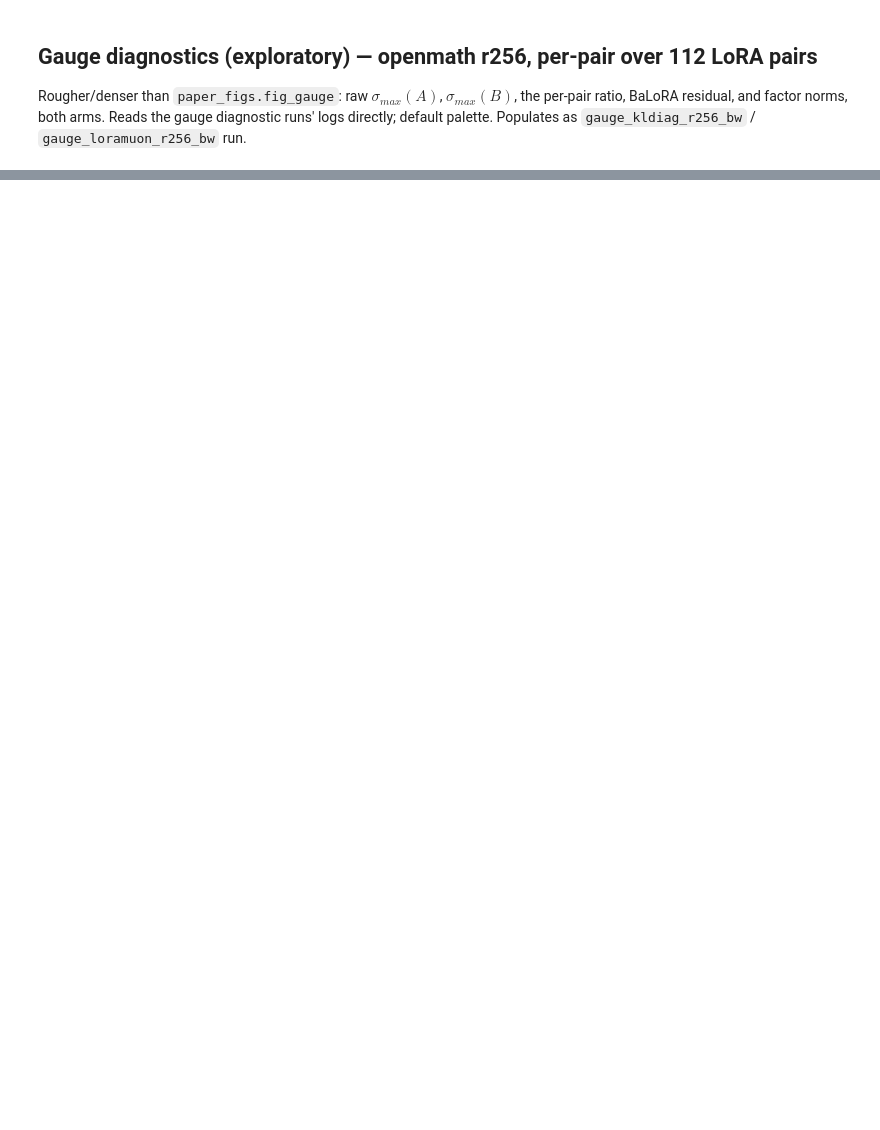
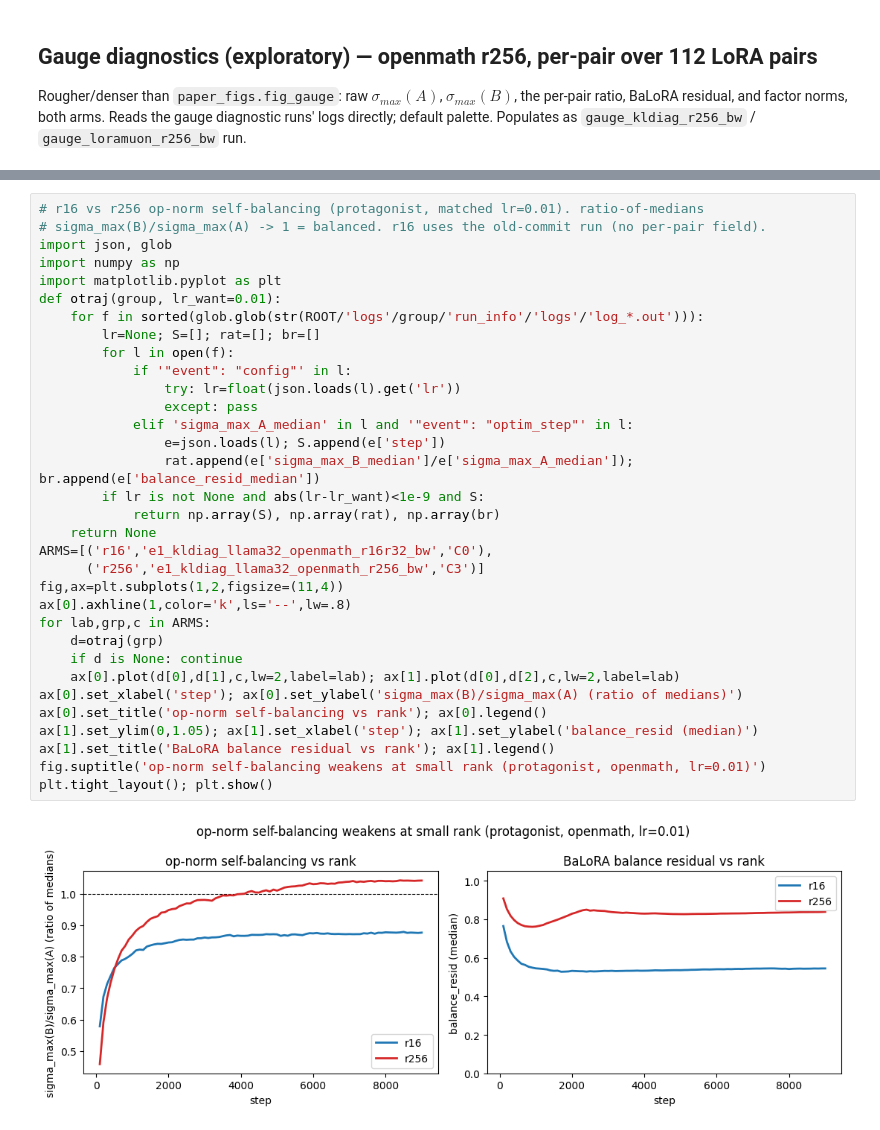
Before and after one commit to nikhilgsh/lora-optimizers, a Jupyter notebook: paper/paper_plots.ipynb, the cells around one changed output, grey strips where cells are left out. Cells and saved outputs as stored; diff of their text form; blank space fills up the shorter version.

```diff
--- a/paper/paper_plots.ipynb
+++ b/paper/paper_plots.ipynb
@@ -300,0 +308,35 @@ plt.tight_layout(); plt.show()
+# %%
+# r16 vs r256 op-norm self-balancing (protagonist, matched lr=0.01). ratio-of-medians
+# sigma_max(B)/sigma_max(A) -> 1 = balanced. r16 uses the old-commit run (no per-pair field).
+import json, glob
+import numpy as np
+import matplotlib.pyplot as plt
+def otraj(group, lr_want=0.01):
+    for f in sorted(glob.glob(str(ROOT/'logs'/group/'run_info'/'logs'/'log_*.out'))):
+        lr=None; S=[]; rat=[]; br=[]
+        for l in open(f):
+            if '"event": "config"' in l:
+                try: lr=float(json.loads(l).get('lr'))
+                except: pass
+            elif 'sigma_max_A_median' in l and '"event": "optim_step"' in l:
+                e=json.loads(l); S.append(e['step'])
+                rat.append(e['sigma_max_B_median']/e['sigma_max_A_median']); br.append(e['balance_resid_median'])
+        if lr is not None and abs(lr-lr_want)<1e-9 and S:
+            return np.array(S), np.array(rat), np.array(br)
+    return None
+ARMS=[('r16','e1_kldiag_llama32_openmath_r16r32_bw','C0'),
+      ('r256','e1_kldiag_llama32_openmath_r256_bw','C3')]
+fig,ax=plt.subplots(1,2,figsize=(11,4))
+ax[0].axhline(1,color='k',ls='--',lw=.8)
+for lab,grp,c in ARMS:
+    d=otraj(grp)
+    if d is None: continue
+    ax[0].plot(d[0],d[1],c,lw=2,label=lab); ax[1].plot(d[0],d[2],c,lw=2,label=lab)
+ax[0].set_xlabel('step'); ax[0].set_ylabel('sigma_max(B)/sigma_max(A) (ratio of medians)')
+ax[0].set_title('op-norm self-balancing vs rank'); ax[0].legend()
+ax[1].set_ylim(0,1.05); ax[1].set_xlabel('step'); ax[1].set_ylabel('balance_resid (median)')
+ax[1].set_title('BaLoRA balance residual vs rank'); ax[1].legend()
+fig.suptitle('op-norm self-balancing weakens at small rank (protagonist, openmath, lr=0.01)')
+plt.tight_layout(); plt.show()
+# %% [output]
+[figure, added]
```
Also changed, not shown: parts of 10 cells of this notebook, 25 other files.
